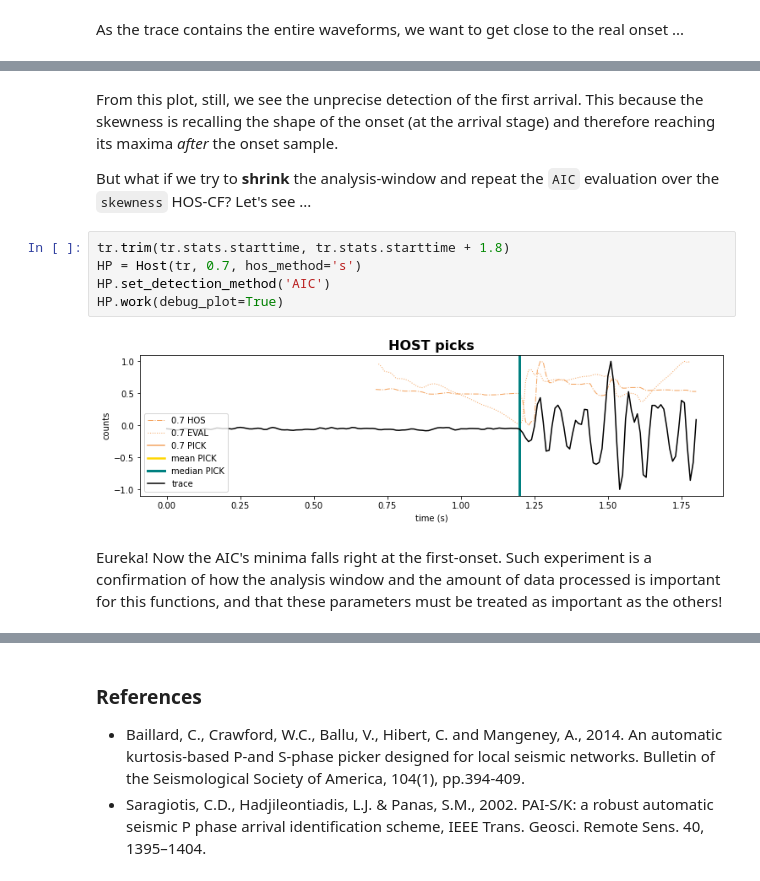
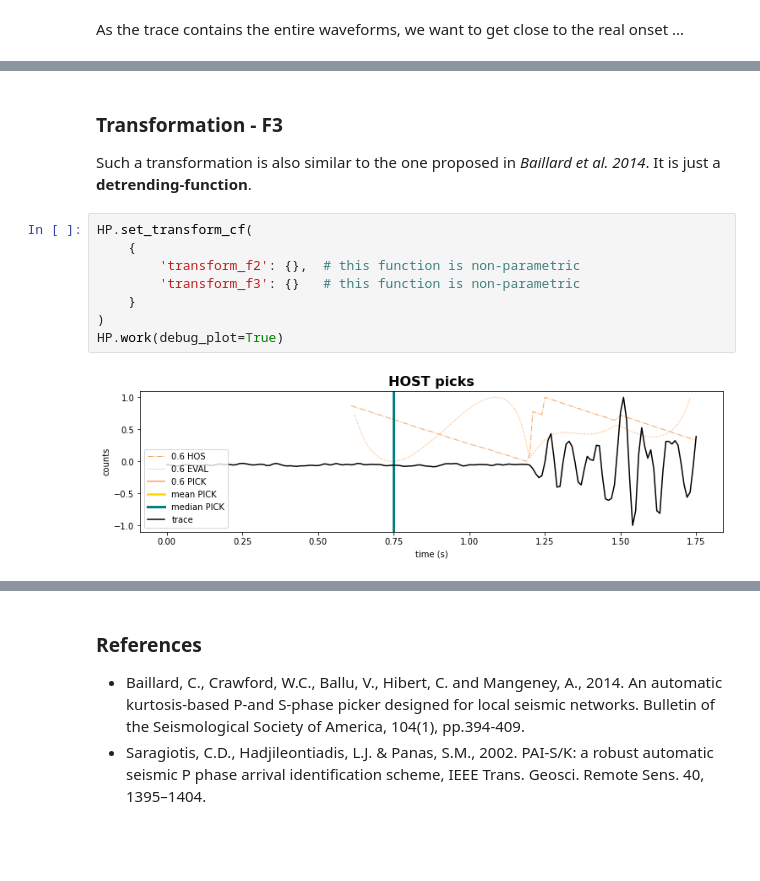
Before and after one commit to mbagagli/host-picker, a Jupyter notebook: books/HOST_tutorial.ipynb, the cells around one changed output, grey strips where cells are left out. Saved outputs shown, nothing was run; the diff lists cells and outputs as text; blank space fills up the shorter version.

```diff
--- a/books/HOST_tutorial.ipynb
+++ b/books/HOST_tutorial.ipynb
@@ -122,13 +113,13 @@ HP.work(debug_plot=True)
-# %% [markdown]
-From this plot, still, we see the unprecise detection of the first arrival. This because the skewness is recalling the shape of the onset (at the arrival stage) and therefore reaching its maxima _after_ the onset sample.
-
-But what if we try to **shrink** the analysis-window and repeat the `AIC` evaluation over the `skewness` HOS-CF? Let's see ...
-# %%
-tr.trim(tr.stats.starttime, tr.stats.starttime + 1.8)
-HP = Host(tr, 0.7, hos_method='s')
-HP.set_detection_method('AIC')
-HP.work(debug_plot=True)
-# %% [output]
-[figure, removed]
-# %% [markdown]
-Eureka! Now the AIC's minima falls right at the first-onset. Such experiment is a confirmation of how the analysis window and the amount of data processed is important for this functions, and that these parameters must be treated as important as the others!
+# %% [markdown]
+### Transformation - F3
+Such a transformation is also similar to the one proposed in _Baillard et al. 2014_. It is just a **detrending-function**.
+# %%
+HP.set_transform_cf(
+    {
+        'transform_f2': {},  # this function is non-parametric
+        'transform_f3': {}   # this function is non-parametric
+    }
+)
+HP.work(debug_plot=True)
+# %% [output]
+[figure, added]
```
Also changed, not shown: parts of 20 cells of this notebook, 17 other files.
